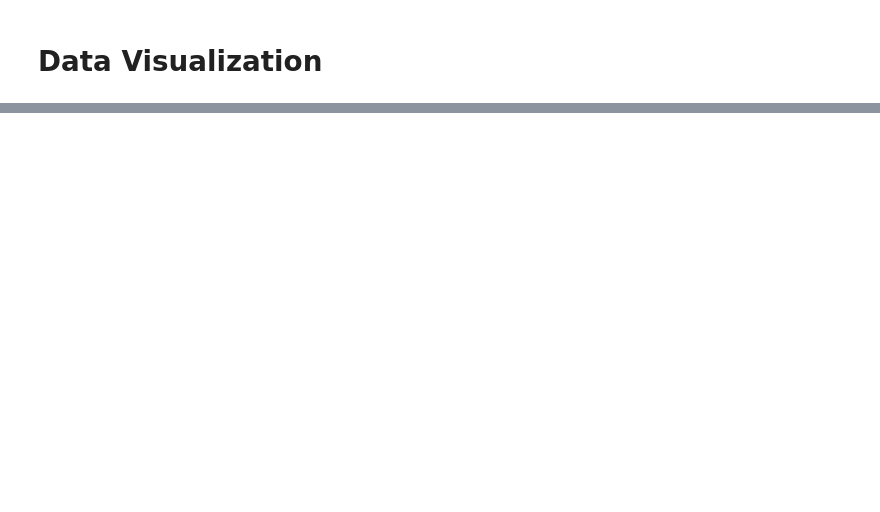
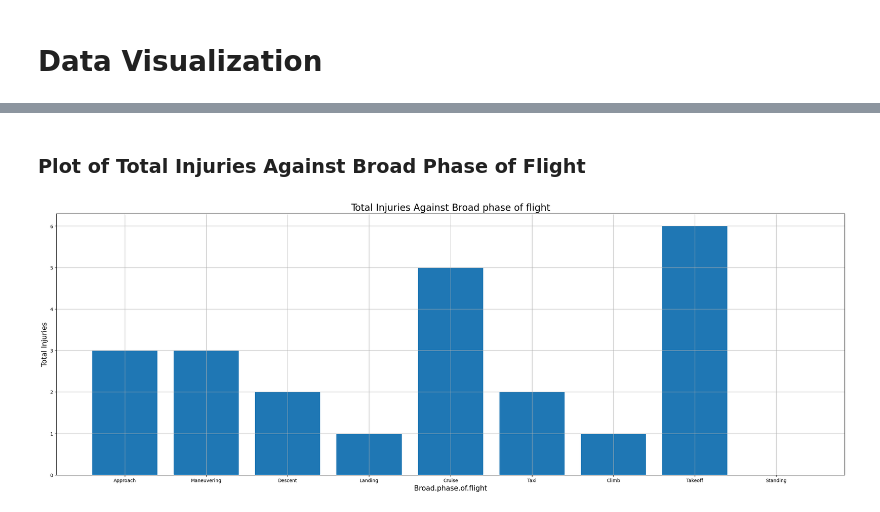
Before and after one commit to tingly-amua/Project---Aircraft-Risk, a Jupyter notebook: project.ipynb, the cells around one changed output, grey strips where cells are left out. Saved outputs shown, nothing was run; the diff lists cells and outputs as text; code cells hidden in the pictures; blank space fills up the shorter version.

```diff
--- a/project.ipynb
+++ b/project.ipynb
@@ -381,0 +250,14 @@ Name: count, dtype: int64
+# %% [markdown]
+### Plot of Total Injuries Against Broad Phase of Flight
+# %%
+plt.figure(figsize=(30,10))
+y = df_sample['Total Injuries']
+x = df_sample['Broad.phase.of.flight']
+plt.title('Total Injuries Against Broad phase of flight', fontsize = 20)
+plt.xlabel('Broad.phase.of.flight', fontsize = 15)
+plt.ylabel('Total Injuries', fontsize = 15)
+plt.bar(x,y)
+
+plt.grid(True)
+# %% [output]
+[figure, added]
```
Also changed, not shown: parts of 54 cells of this notebook.
